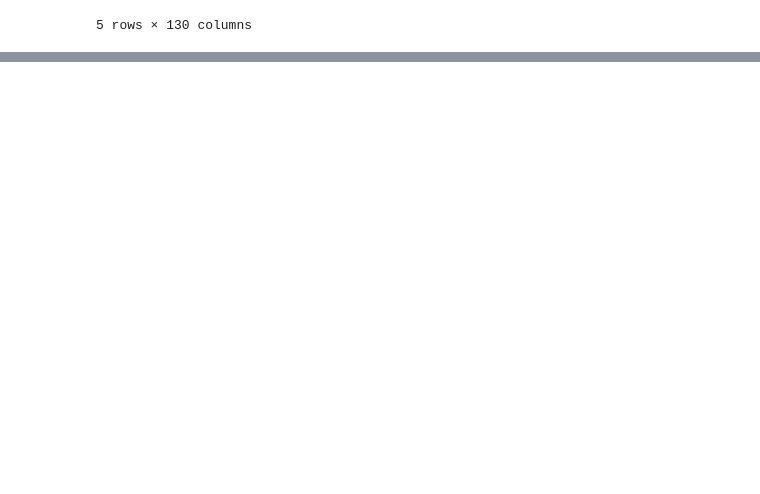
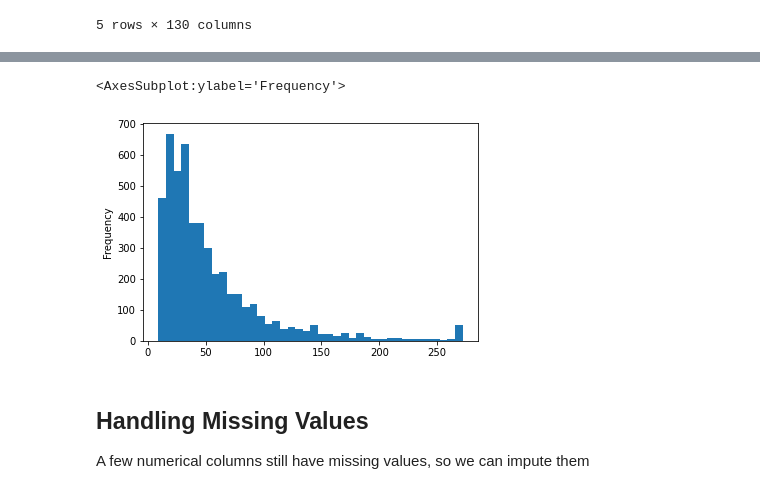
Before and after one commit to Rabia1995/Capstone-2-Credit-Card-Spend-Prediction, a Jupyter notebook: Data_Wrangling.ipynb, the cells around one changed output, grey strips where cells are left out. Saved outputs shown, nothing was run; the diff lists cells and outputs as text; code cells hidden in the pictures; blank space fills up the shorter version.

```diff
--- a/Data_Wrangling.ipynb
+++ b/Data_Wrangling.ipynb
@@ -21,0 +353,11 @@ df.head()
+# %%
+df_num_vars = df_num_vars.apply(lambda x: x.clip(lower = x.dropna().quantile(0.01), upper = x.quantile(0.99)))
+# %%
+df_num_vars['income'].plot(kind = 'hist', bins = 40)
+# %% [output]
+<AxesSubplot:ylabel='Frequency'>
+[figure, added]
+# %% [markdown]
+## Handling Missing Values
+
+A few numerical columns still have missing values, so we can impute them
```
Also changed, not shown: parts of 49 cells of this notebook.
